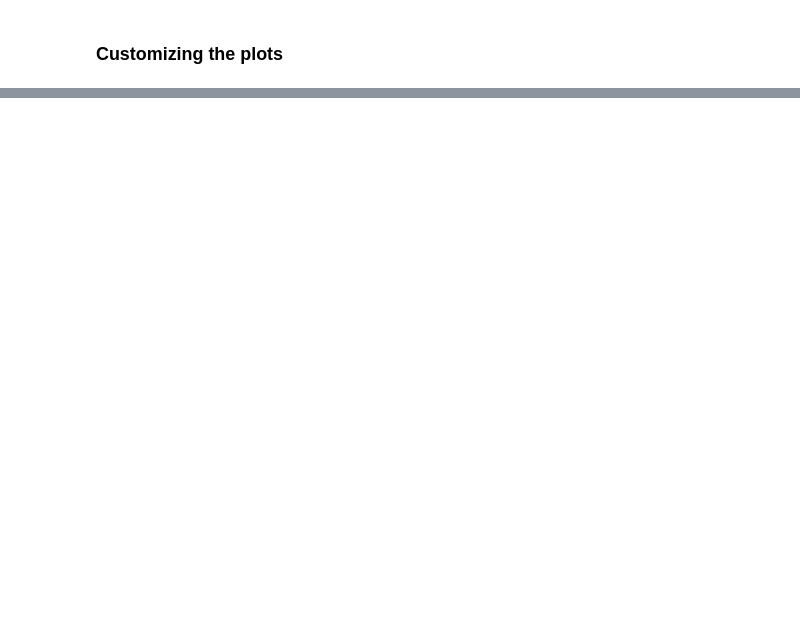
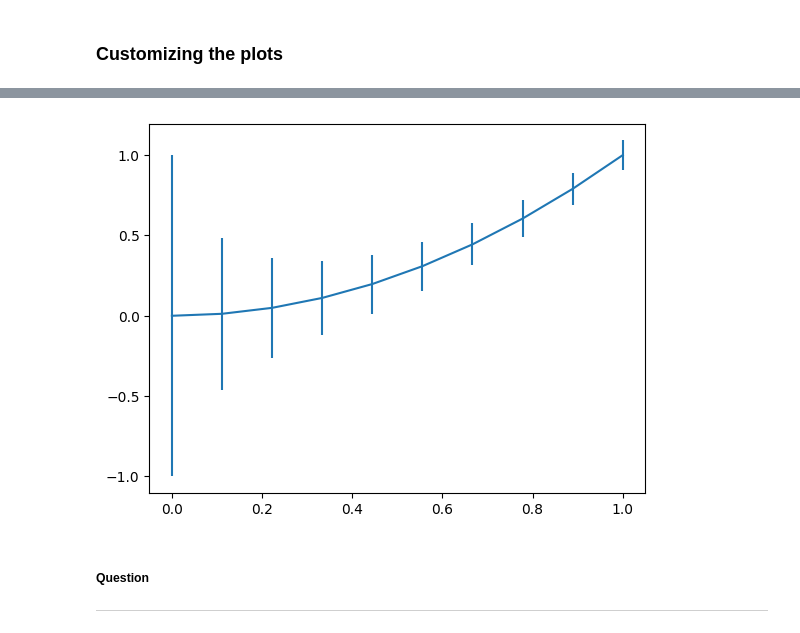
Before and after one commit to BenoitCorsini/Teaching, a Jupyter notebook: matplotlib/pyplot.ipynb, the cells around one changed output, grey strips where cells are left out. Saved outputs shown, nothing was run; the diff lists cells and outputs as text; code cells hidden in the pictures; blank space fills up the shorter version.

```diff
--- a/matplotlib/pyplot.ipynb
+++ b/matplotlib/pyplot.ipynb
@@ -17,0 +38,11 @@ plt.show()
+# %%
+x = np.linspace(0, 1, num=10)
+y = x**2
+err = 1/(1 + 10*x)
+plt.errorbar(x, y, err)
+plt.show()
+# %% [output]
+[figure, added]
+# %% [markdown]
+##### Question
+---
```
Also changed, not shown: parts of 22 cells of this notebook.
